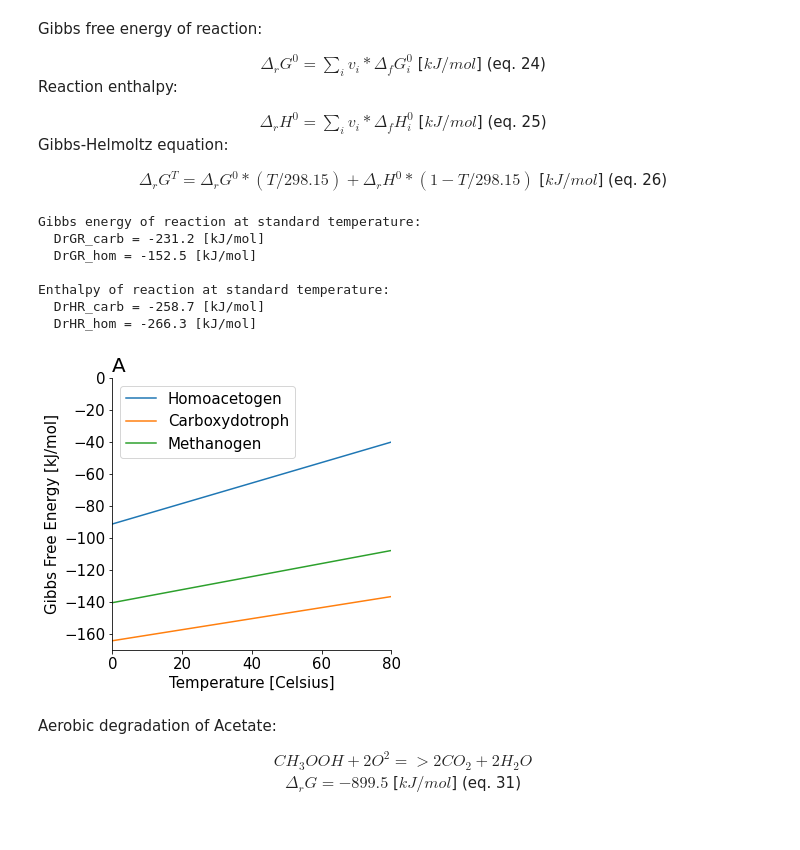
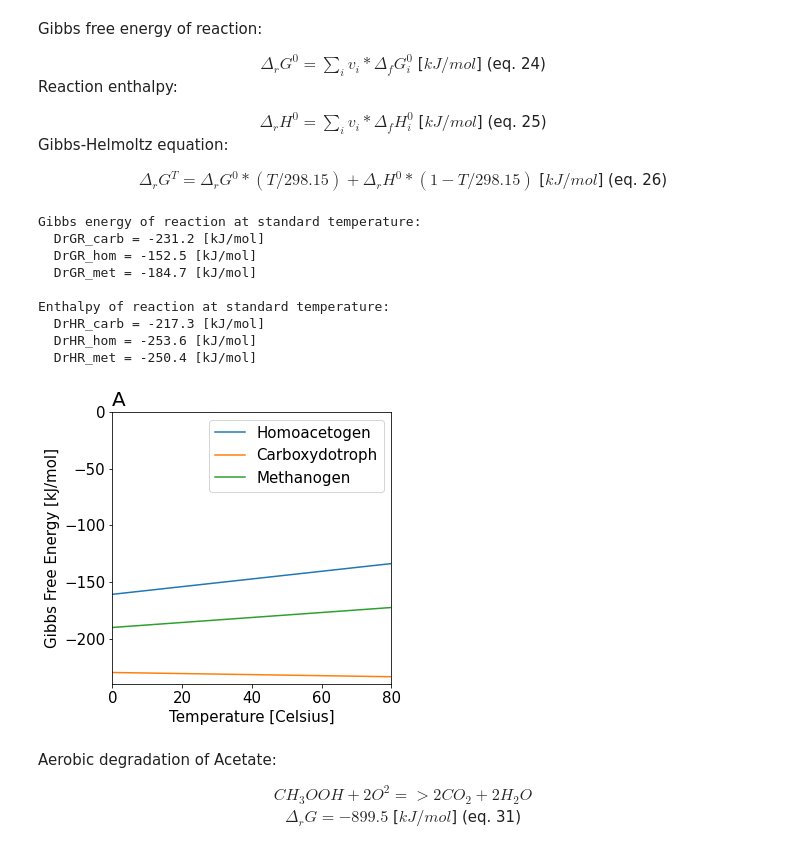
Before and after one commit to biosustain/CO2_fixation_models, a Jupyter notebook: Scripts/02_AcetogenYieldTempDependency.ipynb, the cells around one changed output. Drawn from its saved outputs; the diff is of its cells as text; code cells hidden in the pictures.

```diff
--- a/Scripts/02_AcetogenYieldTempDependency.ipynb
+++ b/Scripts/02_AcetogenYieldTempDependency.ipynb
@@ -89,46 +89,50 @@ DrGR_met = -1*dfGR["CO2"] - 4*dfGR["H2"] + dfGR["Methane"] + 2*dfGR["Water"]
 
 print("Gibbs energy of reaction at standard temperature:\n",
       " DrGR_carb =",round(DrGR_carb,1),"[kJ/mol]\n",
-      " DrGR_hom =",round(DrGR_hom,1),"[kJ/mol]\n")
+      " DrGR_hom =",round(DrGR_hom,1),"[kJ/mol]\n",
+      " DrGR_met =",round(DrGR_met,1),"[kJ/mol]\n")
 
 DrHR_carb = -4*dfHR["CO"] - 2*dfHR["Water"] + dfHR["Acetate"] + 2*dfHR["CO2"]
 DrHR_hom = -4*dfHR["H2"] - 2*dfHR["CO2"] + dfHR["Acetate"] + 2*dfHR["Water"]
 DrHR_met = -1*dfHR["CO2"] - 4*dfHR["H2"] + dfHR["Methane"] + 2*dfHR["Water"]
 
 print("Enthalpy of reaction at standard temperature:\n",
-      " DrHR_carb =", round(DrH0_carb,1),"[kJ/mol]\n",
-      " DrHR_hom =", round(DrH0_hom,1),"[kJ/mol]\n")
+      " DrHR_carb =", round(DrHR_carb,1),"[kJ/mol]\n",
+      " DrHR_hom =", round(DrHR_hom,1),"[kJ/mol]\n",
+      " DrHR_met =", round(DrHR_met,1),"[kJ/mol]\n")
 
 #Gibbs–Helmholtz equation for temperature correction
 def DrGT_carb(T):
-    return DrG0_carb * (T/298.15) + DrH0_carb * (1-T/298.15)
+    return DrGR_carb * (T/298.15) + DrHR_carb * (1-T/298.15)
 def DrGT_hom(T):
-    return DrG0_hom * (T/298.15) + DrH0_hom * (1-T/298.15)
+    return DrGR_hom * (T/298.15) + DrHR_hom * (1-T/298.15)
 def DrGT_met(T):
-    return DrG0_met * (T/298.15) + DrH0_met * (1-T/298.15)
+    return DrGR_met * (T/298.15) + DrHR_met * (1-T/298.15)
 
 plt.figure(figsize=(5,5))
 #plt.title(f"Gibbs Free Energy of Acetogenesis and Methanogenesis")
 plt.title("A", fontdict = {'fontsize': 20}, loc = "left")
-plt.axis([0, 80, -170, 0])
+plt.axis([0, 80, -240, 0])
 plt.xlabel('Temperature [Celsius]', fontsize=15)
 plt.ylabel('Gibbs Free Energy [kJ/mol]', fontsize=15)
 plt.plot(Kelvin_Celsius(T), DrGT_hom(T))
 plt.plot(Kelvin_Celsius(T), DrGT_carb(T))
 plt.plot(Kelvin_Celsius(T), DrGT_met(T))
 plt.legend(['Homoacetogen','Carboxydotroph','Methanogen'], fontsize=15)
 plt.tick_params(axis='both', which='major', labelsize=15)
 
 plt.show()
 # %% [output]
 Gibbs energy of reaction at standard temperature:
   DrGR_carb = -231.2 [kJ/mol]
   DrGR_hom = -152.5 [kJ/mol]
+  DrGR_met = -184.7 [kJ/mol]
 
 Enthalpy of reaction at standard temperature:
-  DrHR_carb = -258.7 [kJ/mol]
-  DrHR_hom = -266.3 [kJ/mol]
+  DrHR_carb = -217.3 [kJ/mol]
+  DrHR_hom = -253.6 [kJ/mol]
+  DrHR_met = -250.4 [kJ/mol]
-[figure, old version]
+[figure, new version]
 # %% [markdown]
 <p>Aerobic degradation of Acetate:</p>
 
```
Also changed, not shown: parts of 5 cells of this notebook.
